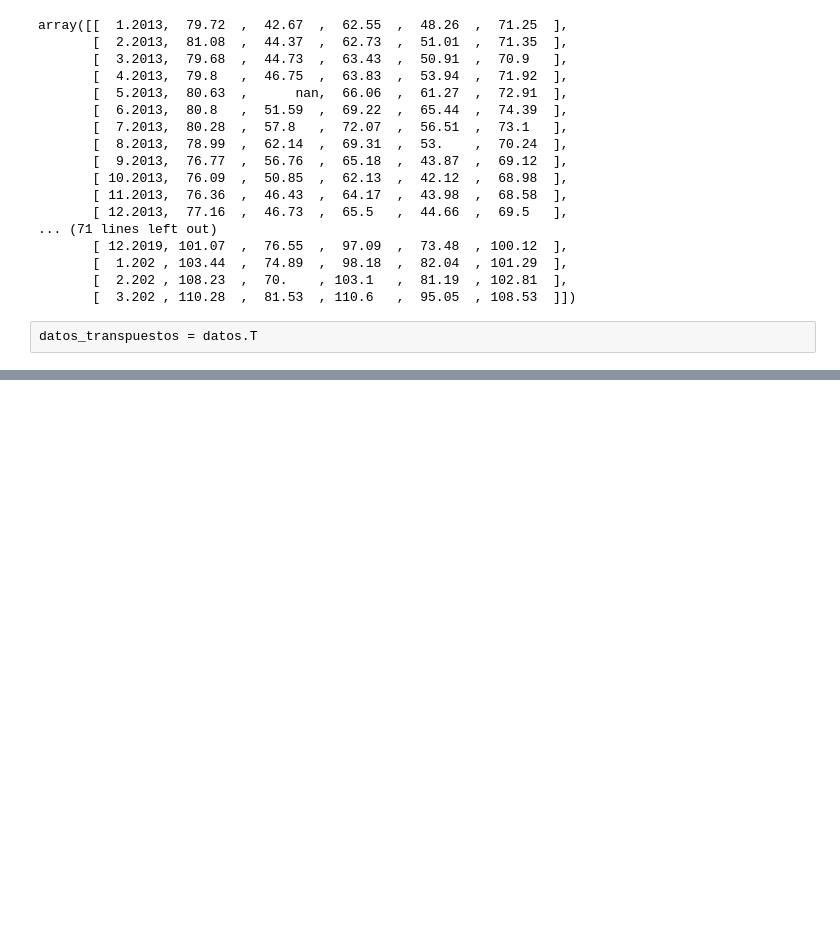
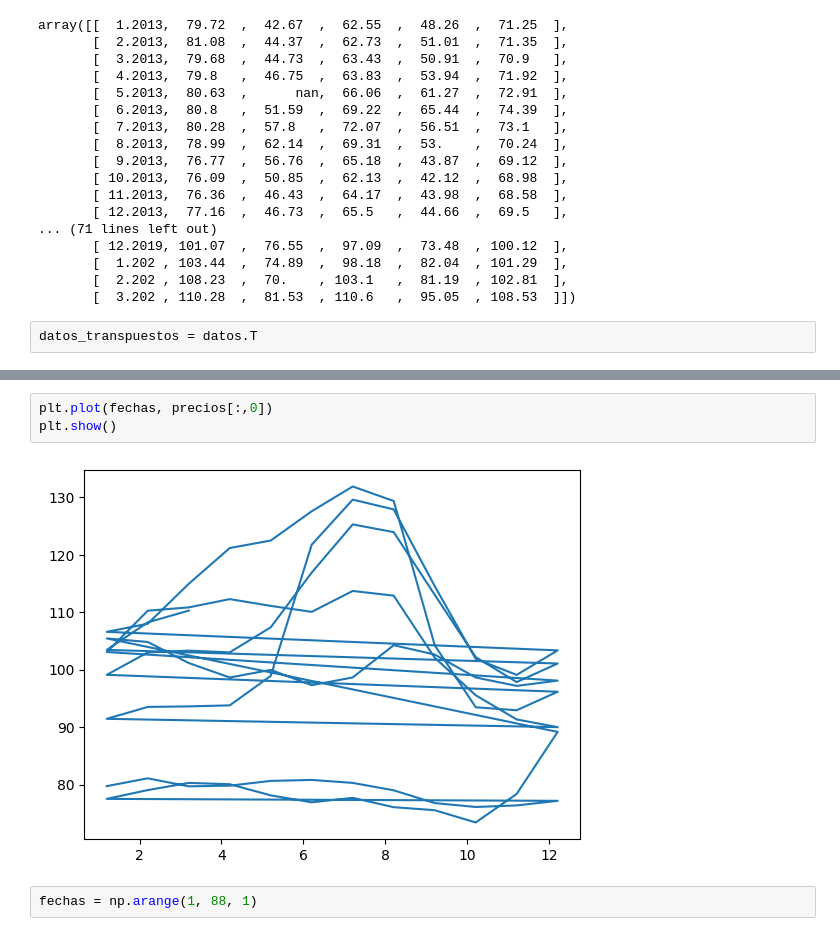
Before and after one commit to LordAguaKate/ETL_Python, a Jupyter notebook: Numpy.ipynb, the cells around one changed output, grey strips where cells are left out. Drawn from its saved outputs; the diff is of its cells as text; blank space fills up the shorter version.

```diff
--- a/Numpy.ipynb
+++ b/Numpy.ipynb
@@ -147,0 +271,7 @@ datos_transpuestos = datos.T
+# %%
+plt.plot(fechas, precios[:,0])
+plt.show()
+# %% [output]
+[figure, added]
+# %%
+fechas = np.arange(1, 88, 1)
```
Also changed, not shown: parts of 28 cells of this notebook.
